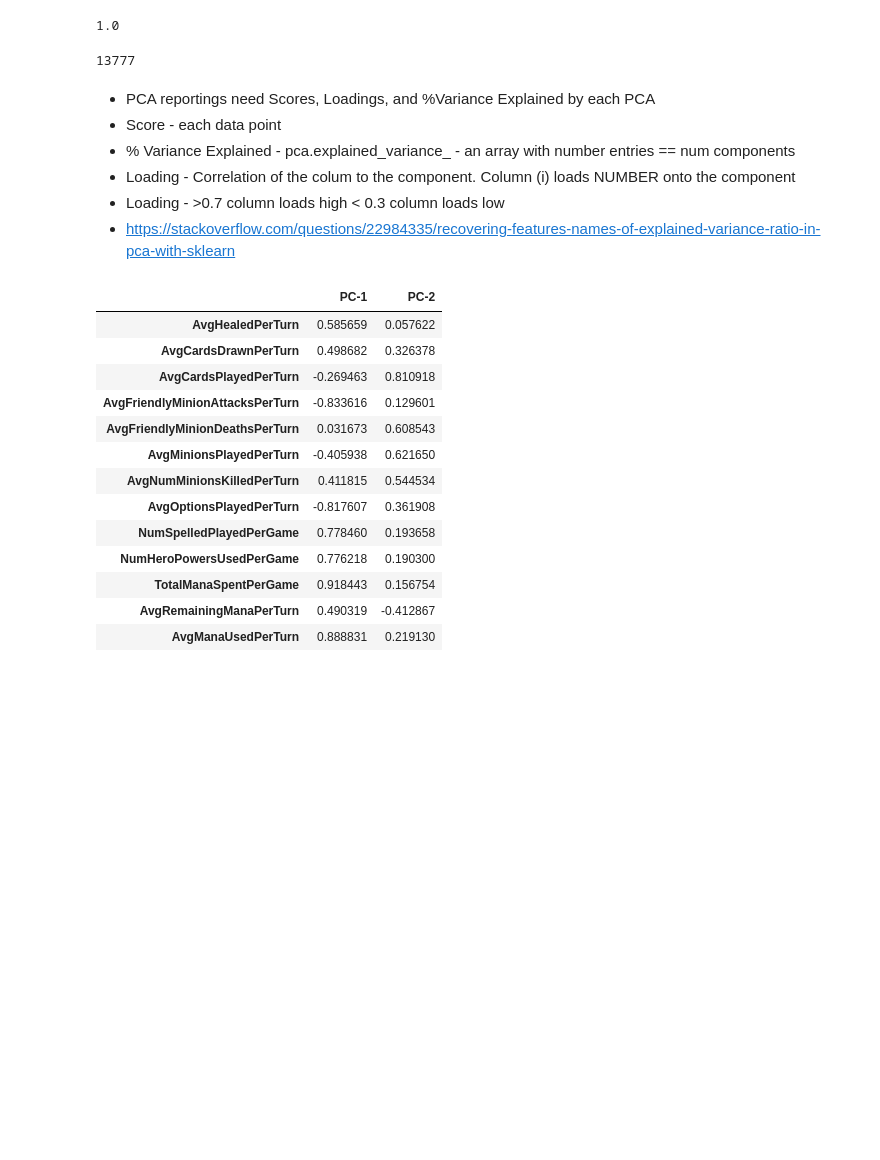
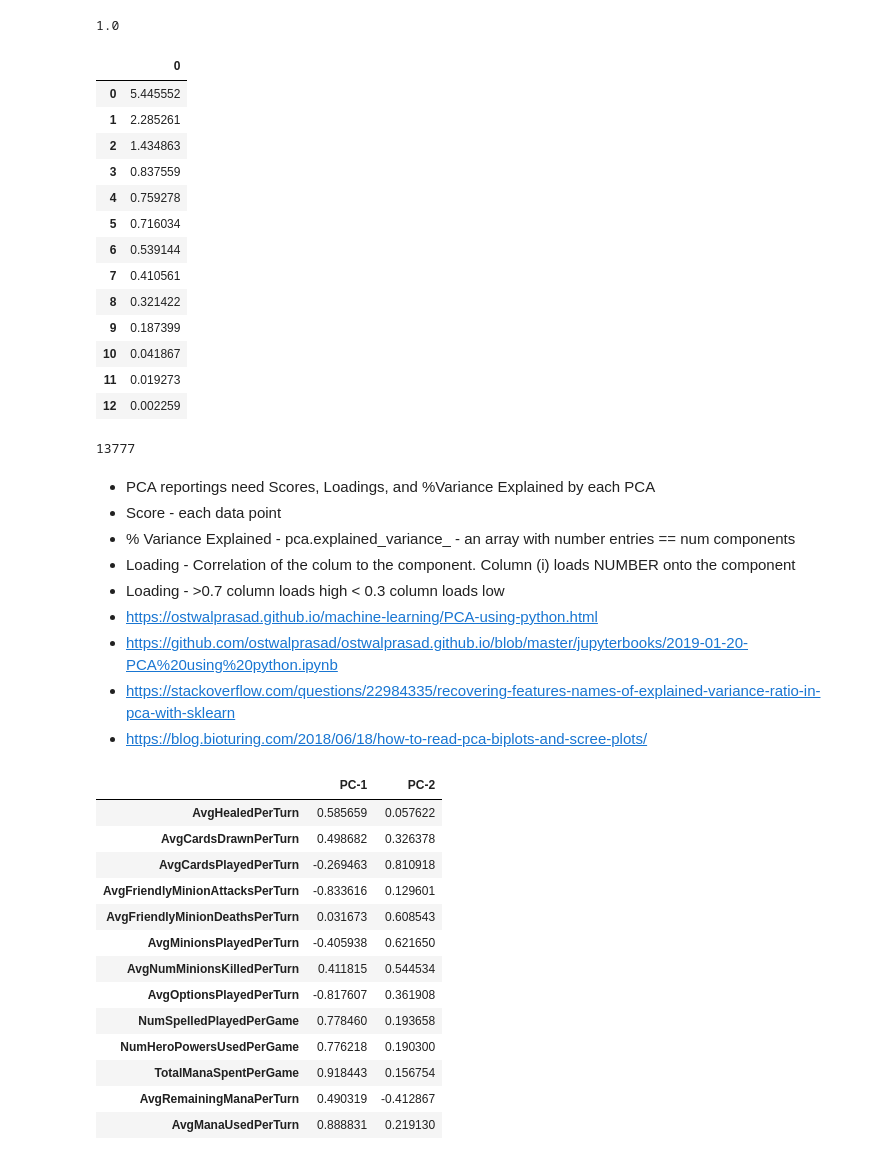
Before and after one commit to cww5/Sabber_Work_2019F, a Jupyter notebook: thesis-extensions/Spring_Data_Analysis.ipynb, the cells around one changed output. Saved outputs shown, nothing was run; the diff lists cells and outputs as text; code cells hidden in the pictures; blank space fills up the shorter version.

```diff
--- a/thesis-extensions/Spring_Data_Analysis.ipynb
+++ b/thesis-extensions/Spring_Data_Analysis.ipynb
@@ -1348,6 +1342,23 @@ X_test_pcaTRY = pcaTRY.transform(X_test_std)
 pcaTRY.explained_variance_ratio_.sum()
 # %% [output]
 1.0
+# %%
+pd.DataFrame(pcaTRY.explained_variance_)
+# %% [output]
+|  | 0 |
+| 0 | 5.445552 |
+| 1 | 2.285261 |
+| 2 | 1.434863 |
+| 3 | 0.837559 |
+| 4 | 0.759278 |
+| 5 | 0.716034 |
+| 6 | 0.539144 |
+| 7 | 0.410561 |
+| 8 | 0.321422 |
+| 9 | 0.187399 |
+| 10 | 0.041867 |
+| 11 | 0.019273 |
+| 12 | 0.002259 |
 # %%
 pca = PCA(n_components=2)
 X_train_pca = pd.DataFrame(pca.fit_transform(X_train_std))
@@ -1362,7 +1373,10 @@ X_train_pca.shape[0]//2
 * % Variance Explained - pca.explained_variance_ - an array with number entries == num components
 * Loading - Correlation of the colum to the component. Column (i) loads NUMBER onto the component
 * Loading - >0.7 column loads high < 0.3 column loads low
+* https://ostwalprasad.github.io/machine-learning/PCA-using-python.html
+* https://github.com/ostwalprasad/ostwalprasad.github.io/blob/master/jupyterbooks/2019-01-20-PCA%20using%20python.ipynb
 * https://stackoverflow.com/questions/22984335/recovering-features-names-of-explained-variance-ratio-in-pca-with-sklearn
+* https://blog.bioturing.com/2018/06/18/how-to-read-pca-biplots-and-scree-plots/
 # %%
 pc1_explainedV = pca.explained_variance_ratio_[0]*100
 pc2_explainedV = pca.explained_variance_ratio_[1]*100
```
Also changed, not shown: parts of 13 cells of this notebook, 7 other files.
